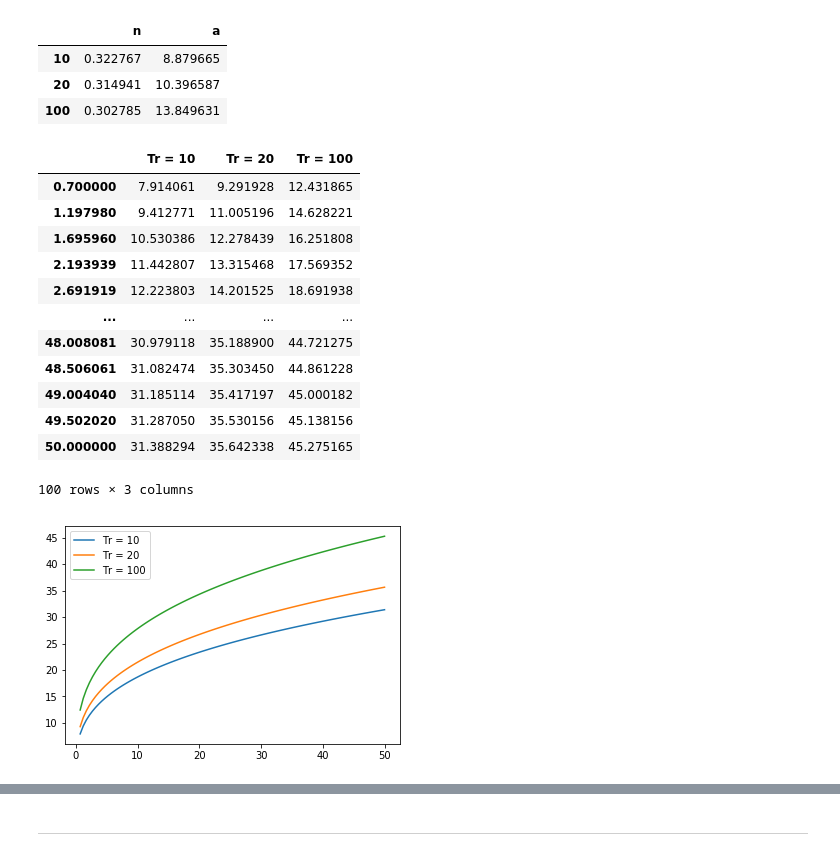
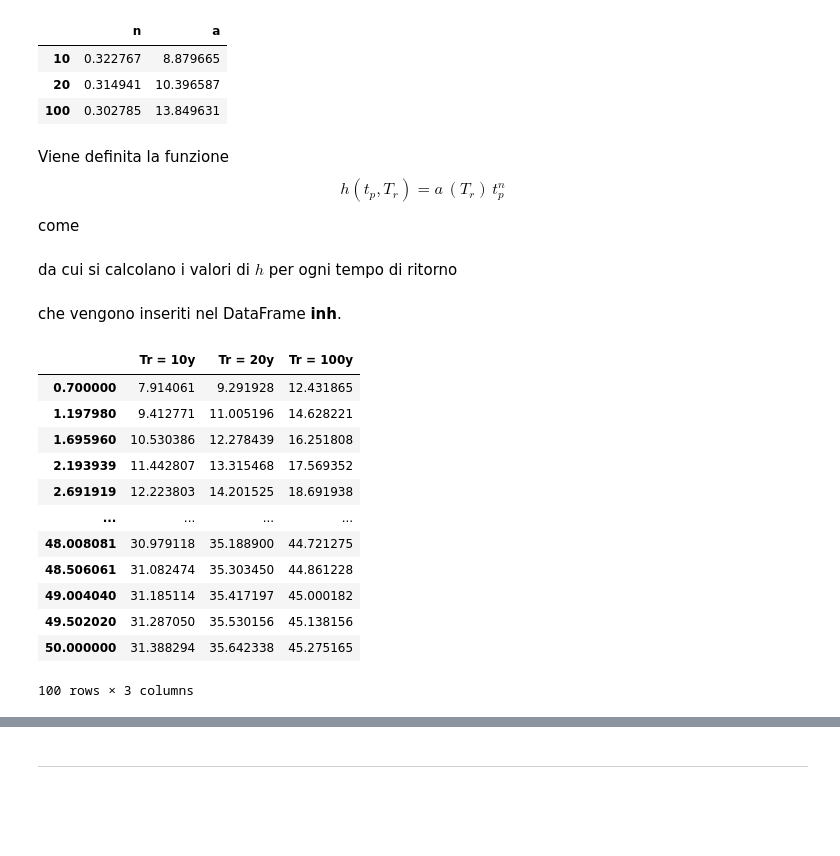
Before and after one commit to akaanzo/rainfall-analysis, a Jupyter notebook: esercitazione/lsppCenta.ipynb, the cells around one changed output, grey strips where cells are left out. Saved outputs shown, nothing was run; the diff lists cells and outputs as text; code cells hidden in the pictures; blank space fills up the shorter version.

```diff
--- a/esercitazione/lsppCenta.ipynb
+++ b/esercitazione/lsppCenta.ipynb
@@ -96,11 +103,13 @@ q10=1-1/Tr
 q20=1-1/20
 q100=1-1/100
 
+#----------------------------------------------------------
 def qtls(df,qu):
     rv1h=gumbel_r(loc=df["a"],scale=df["b"])
     return rv1h.ppf(qu)
 
-pts=DataFrame([[
+#----------------------------------------------------------
+pts = pd.DataFrame([[
            qtls(best["15min"],q10),
            qtls(best["30min"],q10),
            qtls(best["45min"],q10)],
@@ -111,6 +120,8 @@ pts=DataFrame([[
            qtls(best["30min"],q100),
            qtls(best["45min"],q100)]],
               index=[10, 20, 100],columns=[15, 30, 45]).T
+
+#----------------------------------------------------------
 pts
 # %% [output]
 |  | 10 | 20 | 100 |
@@ -165,19 +224,30 @@ fnl
 | 100 | 0.302785 | 13.849631 |
 # %%
 tp=np.linspace(.7,50,100)
+# %% [markdown]
+Viene definita la funzione
+$$
+h(t_p, T_r) = a\,\left(T_r\right)\,t_p^n
+$$
+
+come
 # %%
 def h(tp,a,n):
     return a*tp**n
+# %% [markdown]
+da cui si calcolano i valori di $h$ per ogni tempo di ritorno
 # %%
 h10=h(tp,fnl["a"][10],fnl["n"][10])
 h20=h(tp,fnl["a"][20],fnl["n"][20])
 h100=h(tp,fnl["a"][100],fnl["n"][100])
+# %% [markdown]
+che vengono inseriti nel DataFrame __inh__.
 # %%
-inh=DataFrame([h10,h20,h100],index=["Tr = 10","Tr = 20","Tr = 100"],
+inh=DataFrame([h10,h20,h100],index=["Tr = 10y","Tr = 20y","Tr = 100y"],
               columns=tp).T
 inh
 # %% [output]
-|  | Tr = 10 | Tr = 20 | Tr = 100 |
+|  | Tr = 10y | Tr = 20y | Tr = 100y |
 | 0.700000 | 7.914061 | 9.291928 | 12.431865 |
 | 1.197980 | 9.412771 | 11.005196 | 14.628221 |
 | 1.695960 | 10.530386 | 12.278439 | 16.251808 |
@@ -190,7 +260,3 @@ inh
 | 49.502020 | 31.287050 | 35.530156 | 45.138156 |
 | 50.000000 | 31.388294 | 35.642338 | 45.275165 |
 100 rows × 3 columns
-# %%
-ag=inh.plot()
-# %% [output]
-[figure, removed]
```
Also changed, not shown: parts of 35 cells of this notebook, 5 other files.
